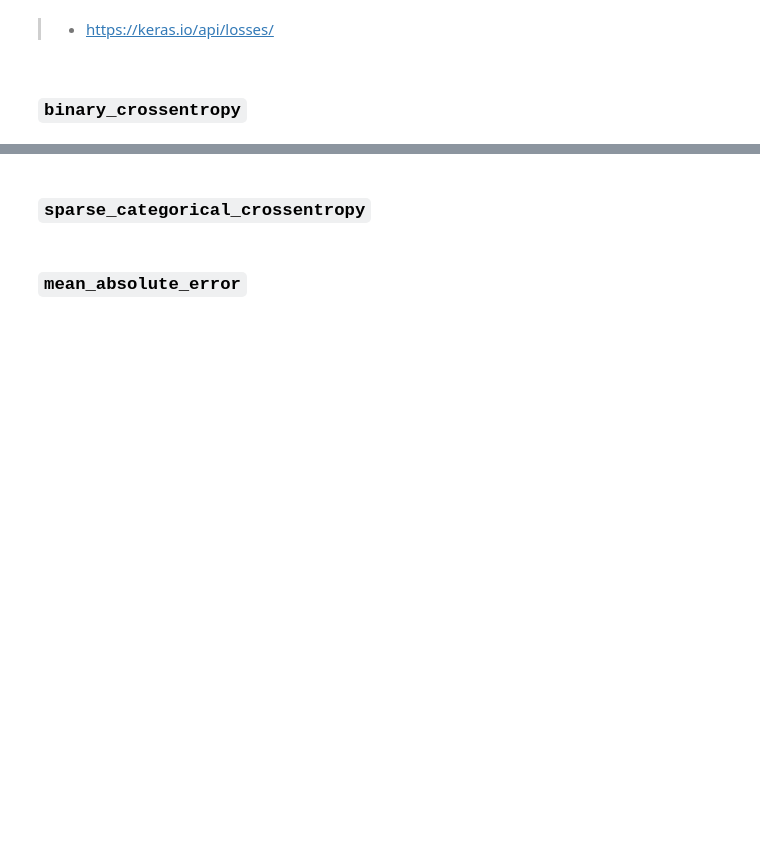
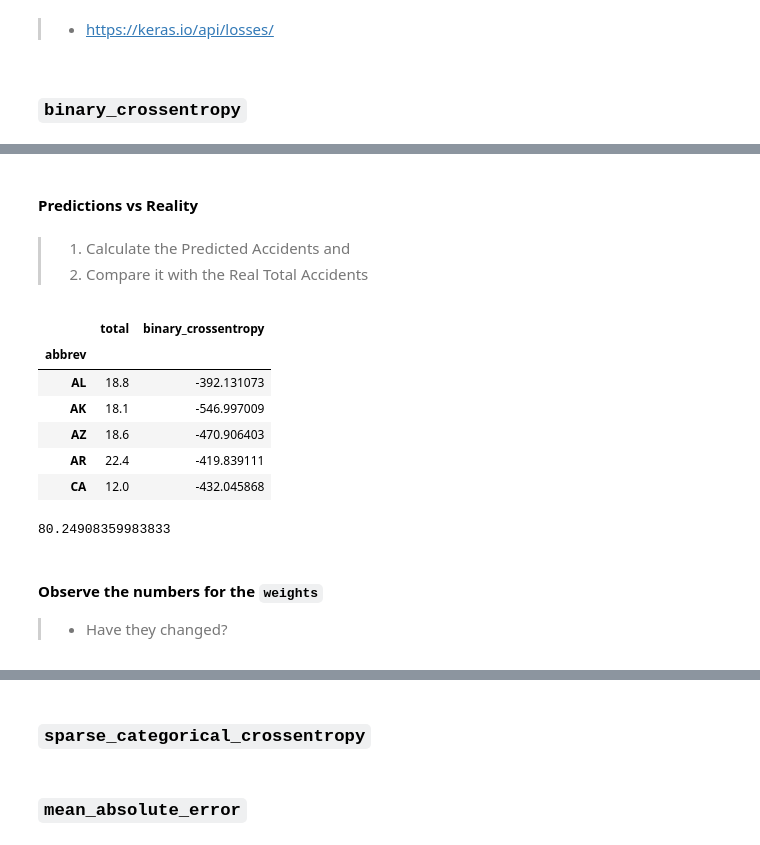
Before and after one commit to frands97/machine-learning-program, a Jupyter notebook: II Machine Learning & Deep Learning/#04. Why Neural Networks Deeply Learn a Mathematical Formula/04session.ipynb, the cells around one changed output, grey strips where cells are left out. Cells and saved outputs as stored; diff of their text form; code cells hidden in the pictures; blank space fills up the shorter version.

```diff
--- a/II Machine Learning & Deep Learning/#04. Why Neural Networks Deeply Learn a Mathematical Formula/04session.ipynb
+++ b/II Machine Learning & Deep Learning/#04. Why Neural Networks Deeply Learn a Mathematical Formula/04session.ipynb
@@ -1139,0 +1149,5 @@ plt.show()
+# %%
+X = explanatory
+y = target
+# %%
+history = model.fit(X, y, epochs=500, verbose=2, validation_split=0.3)
@@ -1139,0 +1173,29 @@ plt.show()
+# %% [markdown]
+#### Predictions vs Reality
+# %% [markdown]
+> 1. Calculate the Predicted Accidents and
+> 2. Compare it with the Real Total Accidents
+# %%
+y_pred = model.predict(X)
+# %%
+dfsel = df[['total']].copy()
+# %%
+dfsel['binary_crossentropy'] = y_pred
+dfsel.head()
+# %% [output]
+|  | total | binary_crossentropy |
+| abbrev |  |  |
+| AL | 18.8 | -392.131073 |
+| AK | 18.1 | -546.997009 |
+| AZ | 18.6 | -470.906403 |
+| AR | 22.4 | -419.839111 |
+| CA | 12.0 | -432.045868 |
+# %%
+mse = ((dfsel.total - dfsel.pred_adam)**2).mean()
+mse
+# %% [output]
+80.24908359983833
+# %% [markdown]
+#### Observe the numbers for the `weights`
+
+> - Have they changed?
```
Also changed, not shown: parts of 12 cells of this notebook.
